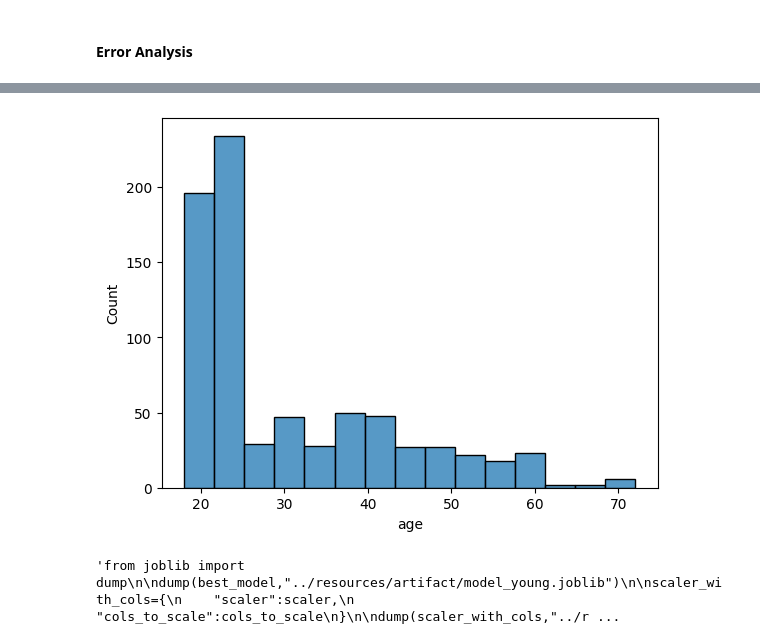
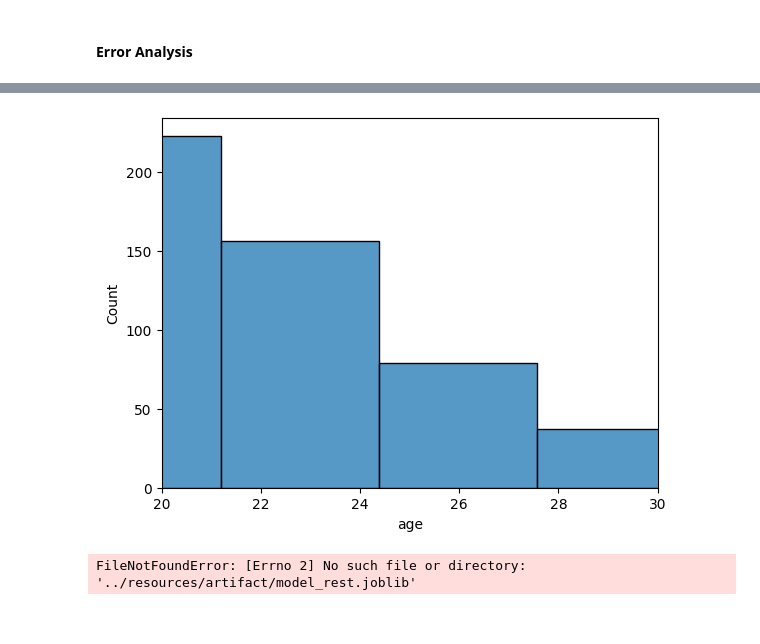
Before and after one commit to gianlucapes/health_care_premium, a Jupyter notebook: notebook/ml_premium_life_style_rest.ipynb, the cells around one changed output, grey strips where cells are left out. Saved outputs shown, nothing was run; the diff lists cells and outputs as text; code cells hidden in the pictures.

```diff
--- a/notebook/ml_premium_life_style.ipynb
+++ b/notebook/ml_premium_life_style_rest.ipynb
@@ -740,18 +740,19 @@ df_reversed.head()
 # %%
 sns.histplot(df_reversed.age)
+plt.xlim(20,30)
 plt.show()
 # %% [output]
-[figure, old version]
+[figure, new version]
 # %%
-"""from joblib import dump
+from joblib import dump
 
-dump(best_model,"../resources/artifact/model_young.joblib")
+dump(best_model,"../resources/artifact/model_rest.joblib")
 
 scaler_with_cols={
     "scaler":scaler,
     "cols_to_scale":cols_to_scale
 }
 
-dump(scaler_with_cols,"../resources/artifact/scaler_young.joblib")"""
+dump(scaler_with_cols,"../resources/artifact/scaler_rest.joblib")
 # %% [output]
-'from joblib import dump\n\ndump(best_model,"../resources/artifact/model_young.joblib")\n\nscaler_with_cols={\n    "scaler":scaler,\n    "cols_to_scale":cols_to_scale\n}\n\ndump(scaler_with_cols,"../r ...
+FileNotFoundError: [Errno 2] No such file or directory: '../resources/artifact/model_rest.joblib'
```
Also changed, not shown: parts of 15 cells of this notebook, 5 other files.
